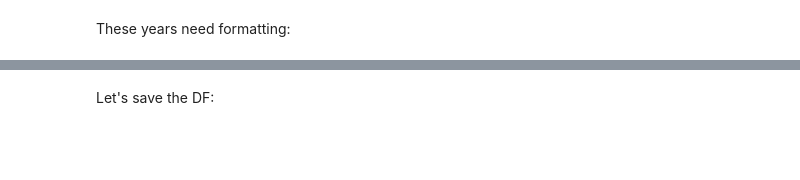
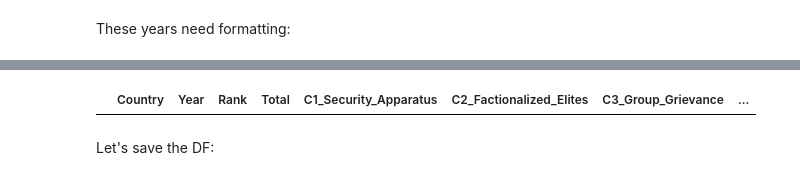
Before and after one commit to DACSS-PreProcessing/DFops_concatenating_Py, a Jupyter notebook: Concatenating.ipynb, the cells around one changed output, grey strips where cells are left out. Cells and saved outputs as stored; diff of their text form; code cells hidden in the pictures; blank space fills up the shorter version.

```diff
--- a/Concatenating.ipynb
+++ b/Concatenating.ipynb
@@ -33,0 +126,7 @@ for link in allLinks:
+# %%
+allKeys=[]
+for df in dfs:
+    allKeys.append(set(df.Country))# list of sets!
+
+commonKeys=set.intersection(*allKeys)
+set.union(*allKeys)-commonKeys
@@ -33,0 +153,6 @@ for link in allLinks:
+# %%
+missfits=list(set.union(*allKeys)-commonKeys)
+
+from thefuzz import process as fz
+
+[(c,fz.extract(c,missfits,limit=2)) for c in sorted(missfits)]
@@ -33,0 +194,7 @@ for link in allLinks:
+# %%
+theFits=[(c,fz.extract(c,missfits,limit=2)[1]) for c in sorted(missfits) if (c,fz.extract(c,missfits,limit=2)[1])[1][1]>=75]
+allChanges={fit[0]:fit[1][0] for fit in theFits[0:-1:2]}
+
+allChanges.update({'Kyrgyzstan':'Kyrgyz Republic'})
+allChanges.update({'Swaziland':'Eswatini'})
+allChanges
@@ -33,0 +209,3 @@ for link in allLinks:
+# %%
+for i in range(len(dfs)):
+    dfs[i].replace({'Country':allChanges}, inplace=True)
@@ -65,3 +350,7 @@ allDFs.Year.value_counts()
+# %%
+allDFs[allDFs.isnull().any(axis=1)]
+# %% [output]
+|  | Country | Year | Rank | Total | C1_Security_Apparatus | C2_Factionalized_Elites | C3_Group_Grievance | ... |
 # %% [markdown]
 Let's save the DF:
 # %%
```
Also changed, not shown: parts of 24 cells of this notebook, 1 other file.
